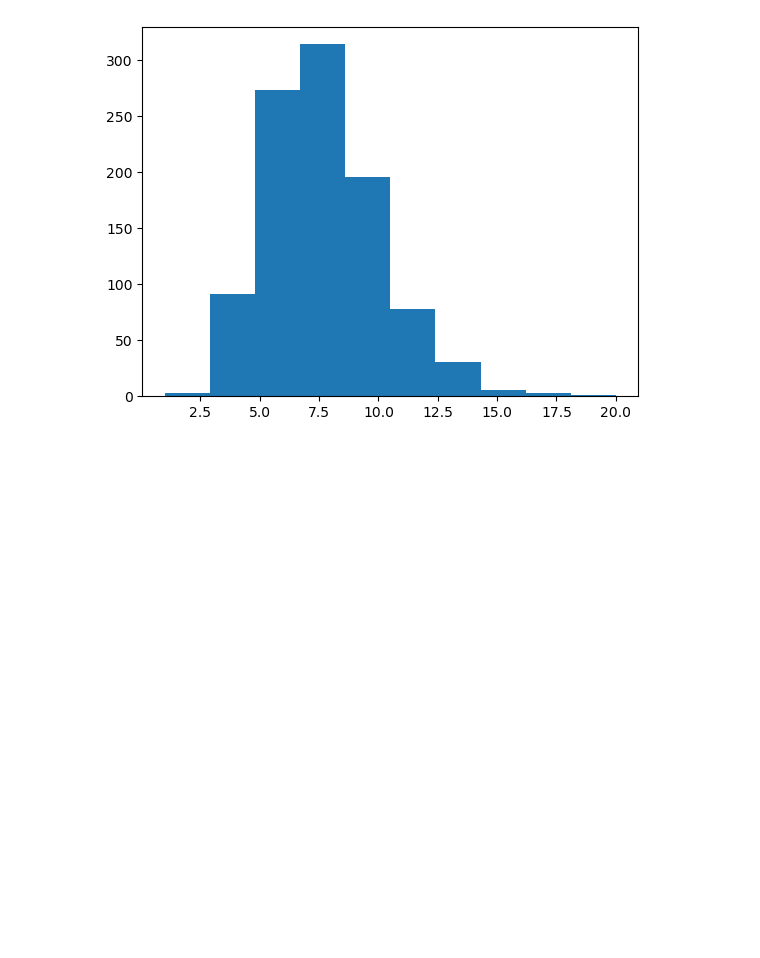
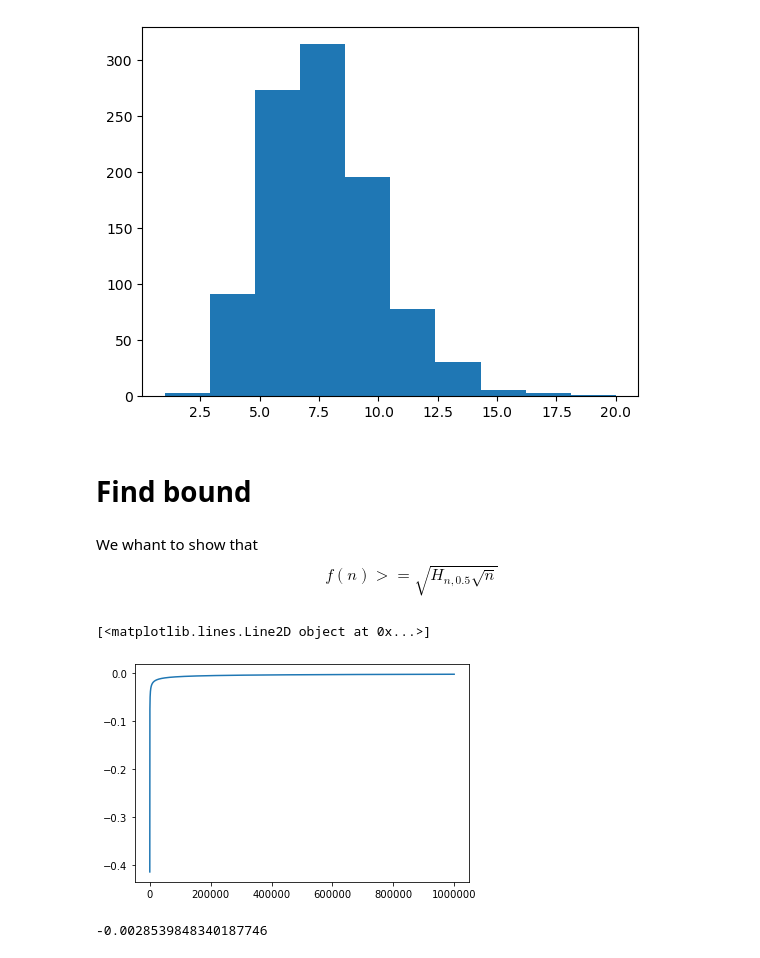
Before and after one commit to emanueljuliano/Strongly_Cospectral_Vertices_On_Trees, a Jupyter notebook: Grundy Eigenvalue.ipynb, the cells around one changed output. Saved outputs shown, nothing was run; the diff lists cells and outputs as text; code cells hidden in the pictures; blank space fills up the shorter version.

```diff
--- a/Grundy Eigenvalue.ipynb
+++ b/Grundy Eigenvalue.ipynb
@@ -413,3 +413,38 @@ plt.hist(np.array(spectral_val))
  array([ 1. ,  2.9,  4.8,  6.7,  8.6, 10.5, 12.4, 14.3, 16.2, 18.1, 20. ]),
  <BarContainer object of 10 artists>)
 [figure]
+# %% [markdown]
+# Find bound
+# %% [markdown]
+We whant to show that $$f(n) >= \sqrt{H_{n, 0.5} \sqrt{n}}$$
+# %%
+import numpy as np
+import matplotlib.pyplot as plt
+
+n = int(1e6)
+
+f_n = 0.0
+
+x = []
+y = []
+
+# c = 2.0-1.0/1000.0
+# k = c - 1.0/2.0
+
+for i in range(1, n+1):
+    # h_n += 1.0/np.sqrt(i)
+    f_n = (np.sqrt(np.power(f_n, 2) + 4.0) + f_n)/2.0
+    # f2_n = np.sqrt(h_n * np.sqrt(i))
+
+    f2_n = np.sqrt(2 * i)
+    x.append(i)
+    y.append(f_n - f2_n)
+
+plt.plot(x, y)
+# %% [output]
+[<matplotlib.lines.Line2D object at 0x...>]
+[figure, added]
+# %%
+y[-1]
+# %% [output]
+-0.0028539848340187746
```
Also changed, not shown: 1 other file.
